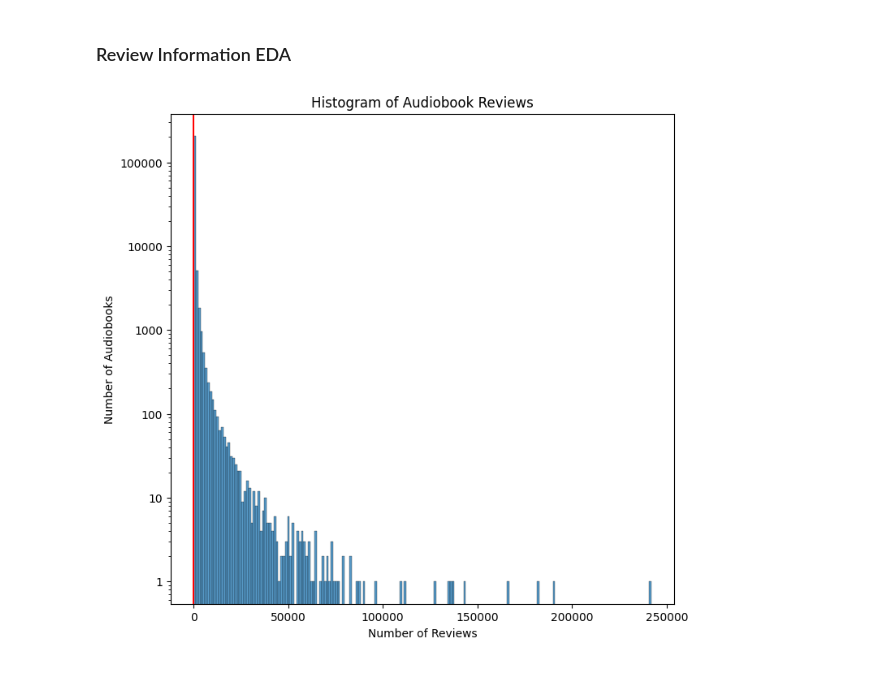
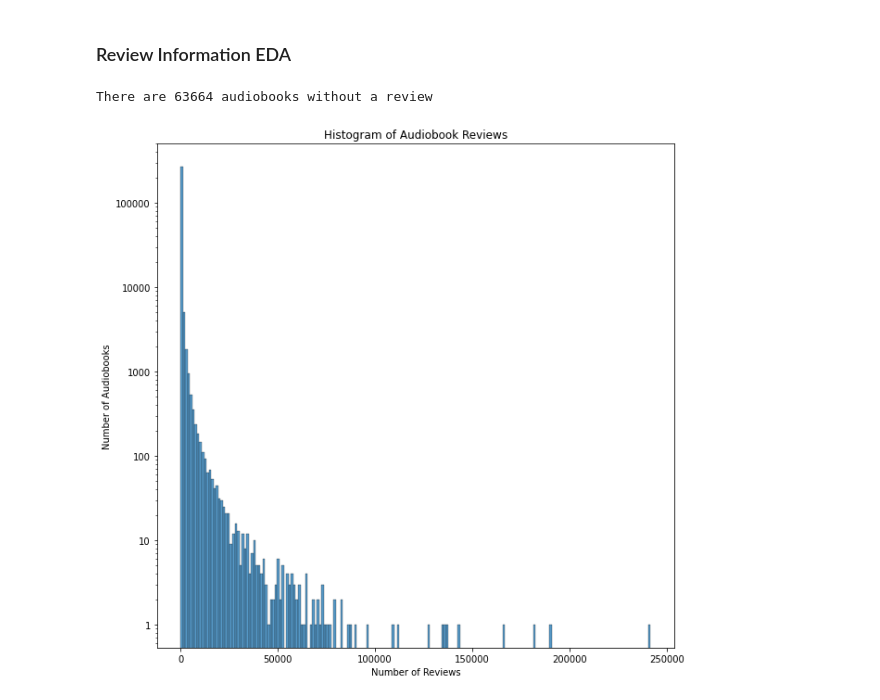
Before and after one commit to jwelch1123/finding_the_tree_in_the_forest, a Jupyter notebook: Data_Analysis.ipynb, the cells around one changed output. Cells and saved outputs as stored; diff of their text form; code cells hidden in the pictures.

Commit message:
working on presentation and data analysis

```diff
--- a/Data_Analysis.ipynb
+++ b/Data_Analysis.ipynb
@@ -477,6 +534,8 @@ There are 44 languages represented in Audible's library.
 # %% [markdown]
 A large majority of audiobooks are narrated and avalible in English.
 # %%
+titles['language'] = titles['language'].str.replace("_"," ").str.title()
+
 plot = sns.countplot(x='language',
                      data = titles,
                      order = titles['language'].value_counts().index)
@@ -484,7 +543,6 @@ plot = sns.countplot(x='language',
 plot.set_yscale('log')
 plot.set_xlabel("Language of Audiobook")
 plot.set_ylabel("Number of Audiobooks")
-plot.axhline(y = 100)
 
 plt.xticks(rotation =90)
 yticks = [1,10,100,1000,10000,100000]
@@ -529,0 +611,16 @@ plt.savefig("./graphics/lang_timeseries.png", bbox_inches = 'tight')
+# %%
+titles['pub_datetime'] = pd.to_datetime(titles.release_date, format='%m-%d-%y')
+data = titles.loc[titles['language'] == 'English','pub_datetime']
+years = pd.DatetimeIndex(data).year
+years = years.value_counts().sort_index().diff().drop(labels = [1997,2021,2022,2023,2024])
+
+
+plt.rcParams['figure.figsize'] = (12,8)
+
+plot = sns.barplot(x=years.index, y =years)
+
+plt.title("Year-to-Year difference in Released Audiobooks: English Only")
+plot.set_xlabel("Release Year")
+plot.set_ylabel("Change in Audiobooks Released")
+
+plt.savefig("./graphics/eng_lang_growth.png", bbox_inches = 'tight')
@@ -529,0 +629,6 @@ plt.savefig("./graphics/lang_timeseries.png", bbox_inches = 'tight')
+# %%
+titles['pub_datetime'] = pd.to_datetime(titles.release_date, format='%m-%d-%y')
+data = titles.loc[titles['language'] == 'English','pub_datetime']
+years = pd.DatetimeIndex(data).year
+years = years.value_counts().sort_index()#.drop(labels = [1997,2021,2022,2023,2024])
+years
@@ -531,7 +654,7 @@ plt.savefig("./graphics/lang_timeseries.png", bbox_inches = 'tight')
 ### Author as Narrator
 # %%
 titles['self_narrator'] = list(map(lambda auth,narr: any([x in auth for x in narr]), titles.author,titles.narrator))
-titels['cumm_self_nar'] = titles.sort_values('pub_datetime', ascending = True).groupby('self_narrator',dropna=True).cumcount()
+titles['cumm_self_nar'] = titles.sort_values('pub_datetime', ascending = True).groupby('self_narrator',dropna=True).cumcount()
 # %%
 titles['self_narrator'] = list(map(lambda auth,narr: any([x in auth for x in narr]), titles.author,titles.narrator))
 titles['cumm_self_nar'] = titles.sort_values('pub_datetime', ascending = True).groupby('self_narrator',dropna=True).cumcount()
@@ -746,24 +802,20 @@ Text(0, 0.5, 'Price Per Hour Content')
 # %%
 plot = sns.histplot(x = titles.count_rating, bins = 200)
 
 plot.set_xlabel("Number of Reviews")
 plot.set_ylabel("Number of Audiobooks")
 plot.set_title("Histogram of Audiobook Reviews")
 plot.set_yscale('log')
 
 yticks = [1,10,100,1000,10000,100000]
 plot.set_yticks(yticks)
 plot.set_yticklabels(yticks)
 
-plot.axvline(x= titles.count_rating.median(), ymin=0, ymax = 1, color ='r')
-
-#plt.xlim(0,40)
-
-#plt.text(x=28, y=5000, s= "{} Audiobooks longer\nthan 40 hours.".format(titles[titles.length>2400].shape[0]), color = 'k')
-
+print("There are {} audiobooks without a review".format(titles.loc[(titles.release_date <= '2021-05-10') & (titles.count_rating == 0)].shape[0]))
 plt.savefig("./graphics/hist_reviews.png", bbox_inches = 'tight')
 # %% [output]
+There are 63664 audiobooks without a review
-[figure, old version]
+[figure, new version]
 # %%
 plot = sns.countplot(x = titles[titles.count_rating > 5]['star_rating'])
 
```
Also changed, not shown: parts of 38 cells of this notebook, 18 other files.
